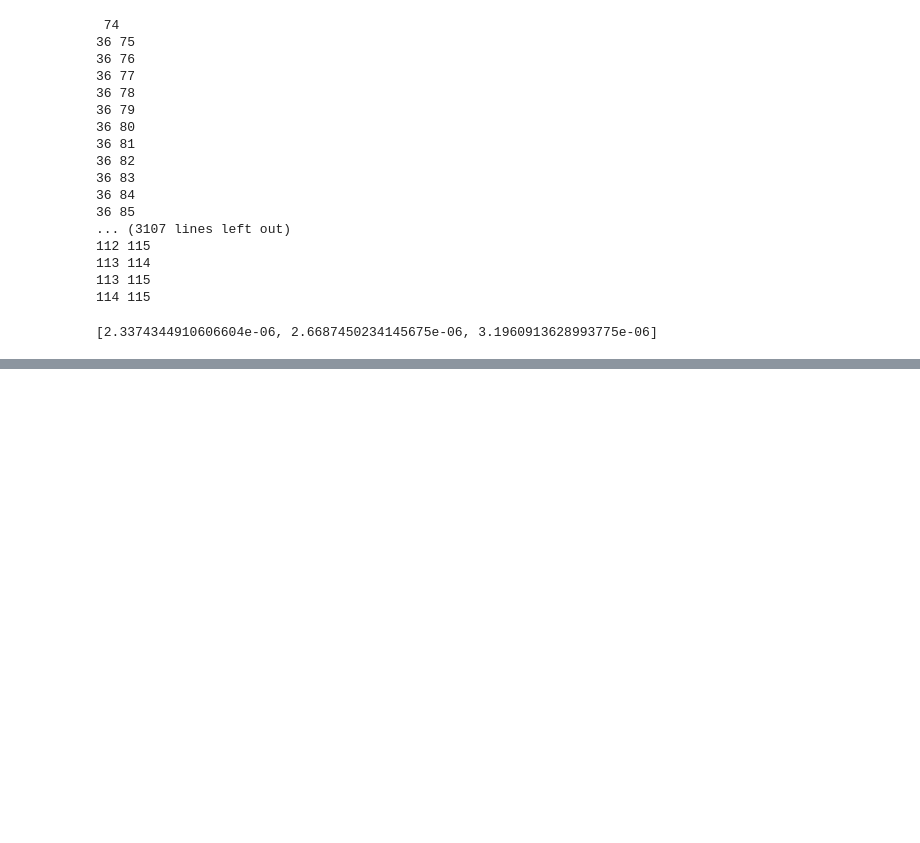
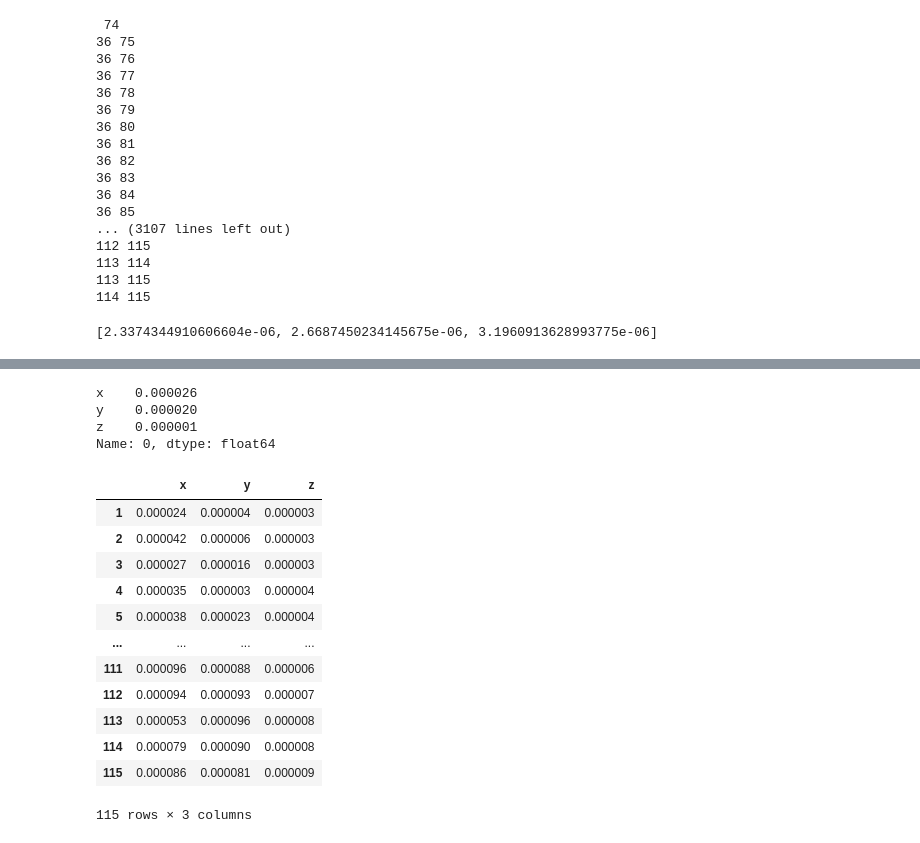
Before and after one commit to Jsakkos/nufeb_tools, a Jupyter notebook: notebooks/neighbor.ipynb, the cells around one changed output, grey strips where cells are left out. Saved outputs shown, nothing was run; the diff lists cells and outputs as text; code cells hidden in the pictures; blank space fills up the shorter version.

```diff
--- a/notebooks/neighbor.ipynb
+++ b/notebooks/neighbor.ipynb
@@ -203,0 +275,23 @@ pd.Series(distance).max()
+# %%
+ret_array.loc[0][['x','y','z']]
+# %% [output]
+x    0.000026
+y    0.000020
+z    0.000001
+Name: 0, dtype: float64
+# %%
+ret_array.loc[ret_array.index.values != 0][['x','y','z']]
+# %% [output]
+|  | x | y | z |
+| 1 | 0.000024 | 0.000004 | 0.000003 |
+| 2 | 0.000042 | 0.000006 | 0.000003 |
+| 3 | 0.000027 | 0.000016 | 0.000003 |
+| 4 | 0.000035 | 0.000003 | 0.000004 |
+| 5 | 0.000038 | 0.000023 | 0.000004 |
+| ... | ... | ... | ... |
+| 111 | 0.000096 | 0.000088 | 0.000006 |
+| 112 | 0.000094 | 0.000093 | 0.000007 |
+| 113 | 0.000053 | 0.000096 | 0.000008 |
+| 114 | 0.000079 | 0.000090 | 0.000008 |
+| 115 | 0.000086 | 0.000081 | 0.000009 |
+115 rows × 3 columns
```
Also changed, not shown: parts of 12 cells of this notebook, 1 other file.
